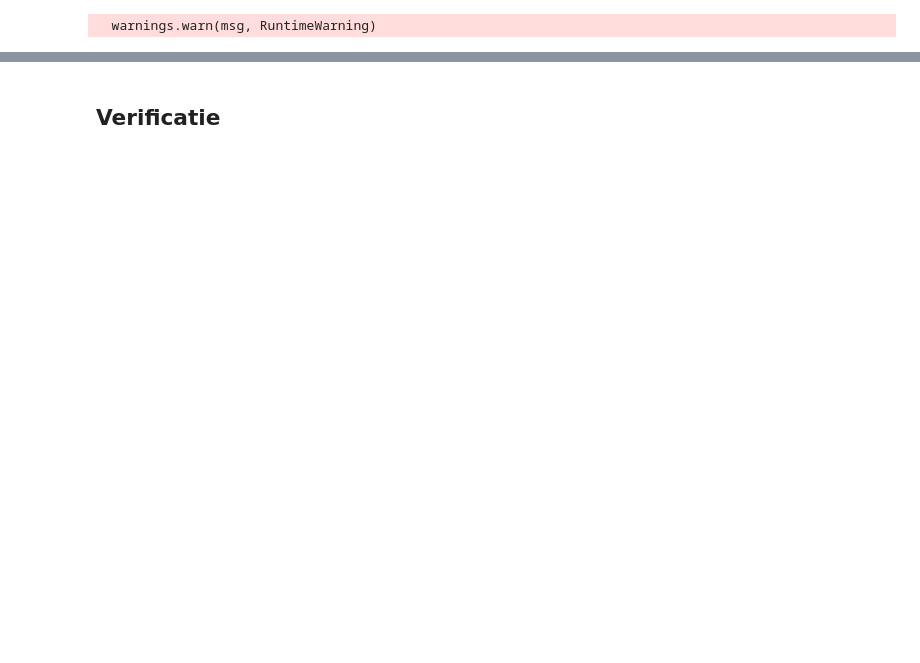
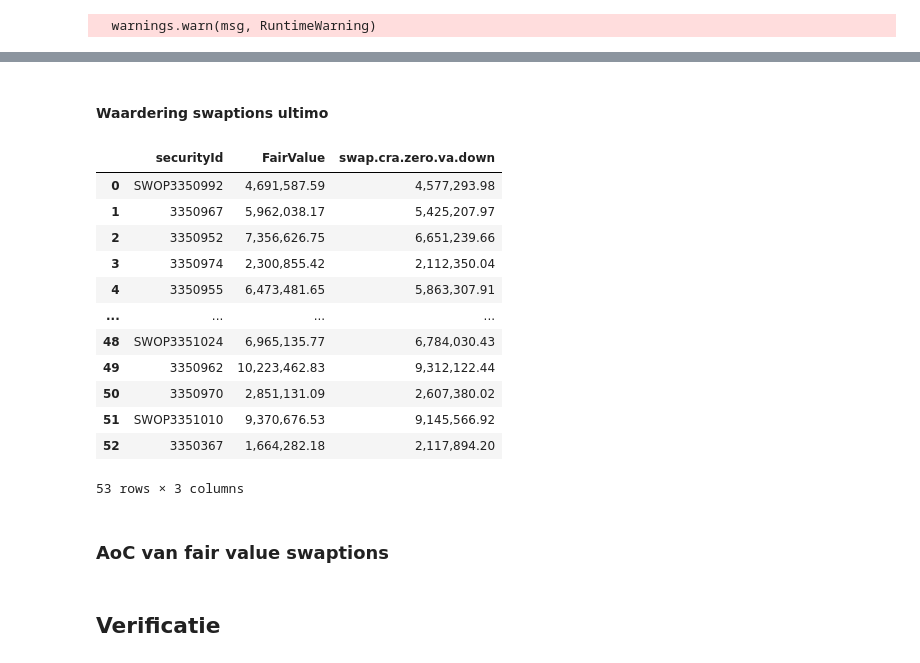
Before and after one commit to OscarDries/TRECS, a Jupyter notebook: swaption (IN PROGRESS)/Module swaption.ipynb, the cells around one changed output, grey strips where cells are left out. Saved outputs shown, nothing was run; the diff lists cells and outputs as text; code cells hidden in the pictures; blank space fills up the shorter version.

```diff
--- a/swaption (IN PROGRESS)/Module swaption.ipynb
+++ b/swaption (IN PROGRESS)/Module swaption.ipynb
@@ -318,2 +412,31 @@ df_swaptionMarketValuesModel
+# %% [markdown]
+#### Waardering swaptions ultimo
+# %%
+columnNamesUltimo = ['securityId'] + curveNamesUltimo
+df_swaptionMarketValuesModelUltimo = pd.DataFrame(columns = columnNamesUltimo)
+for i in range(len(swaptionsUltimo)):
+    df_swaptionMarketValuesModelUltimo.loc[i, 'securityId'] =  swaptionsUltimo[i].securityId
+    for curveNameUltimo in curveNamesUltimo:
+        curveUltimo = df_curvesUltimo[curveNameUltimo].to_list()
+        df_swaptionMarketValuesModelUltimo.loc[i, curveNameUltimo] = getPriceModel(curveUltimo, swaptionsUltimo[i].swaptionType, swaptionsUltimo[i].cashSettled, swaptionsUltimo[i].tenor, swaptionsUltimo[i].getYearsToExpirySwaptionFromDatePricing(datePricingUltimo), swaptionsUltimo[i].volatilityIMW, swaptionsUltimo[i].strike) * swaptionsUltimo[i].nominalValue \
+                                                            + (swaptionsUltimo[i].marketValueIMW - swaptionsUltimo[i].marketValueModel)
+# %%
+df_swaptionMarketValuesModelUltimo
+# %% [output]
+|  | securityId | FairValue | swap.cra.zero.va.down |
+| 0 | SWOP3350992 | 4,691,587.59 | 4,577,293.98 |
+| 1 | 3350967 | 5,962,038.17 | 5,425,207.97 |
+| 2 | 3350952 | 7,356,626.75 | 6,651,239.66 |
+| 3 | 3350974 | 2,300,855.42 | 2,112,350.04 |
+| 4 | 3350955 | 6,473,481.65 | 5,863,307.91 |
+| ... | ... | ... | ... |
+| 48 | SWOP3351024 | 6,965,135.77 | 6,784,030.43 |
+| 49 | 3350962 | 10,223,462.83 | 9,312,122.44 |
+| 50 | 3350970 | 2,851,131.09 | 2,607,380.02 |
+| 51 | SWOP3351010 | 9,370,676.53 | 9,145,566.92 |
+| 52 | 3350367 | 1,664,282.18 | 2,117,894.20 |
+53 rows × 3 columns
+# %% [markdown]
+### AoC van fair value swaptions
 # %% [markdown]
 ## Verificatie
```
Also changed, not shown: parts of 43 cells of this notebook, 5 other files.
